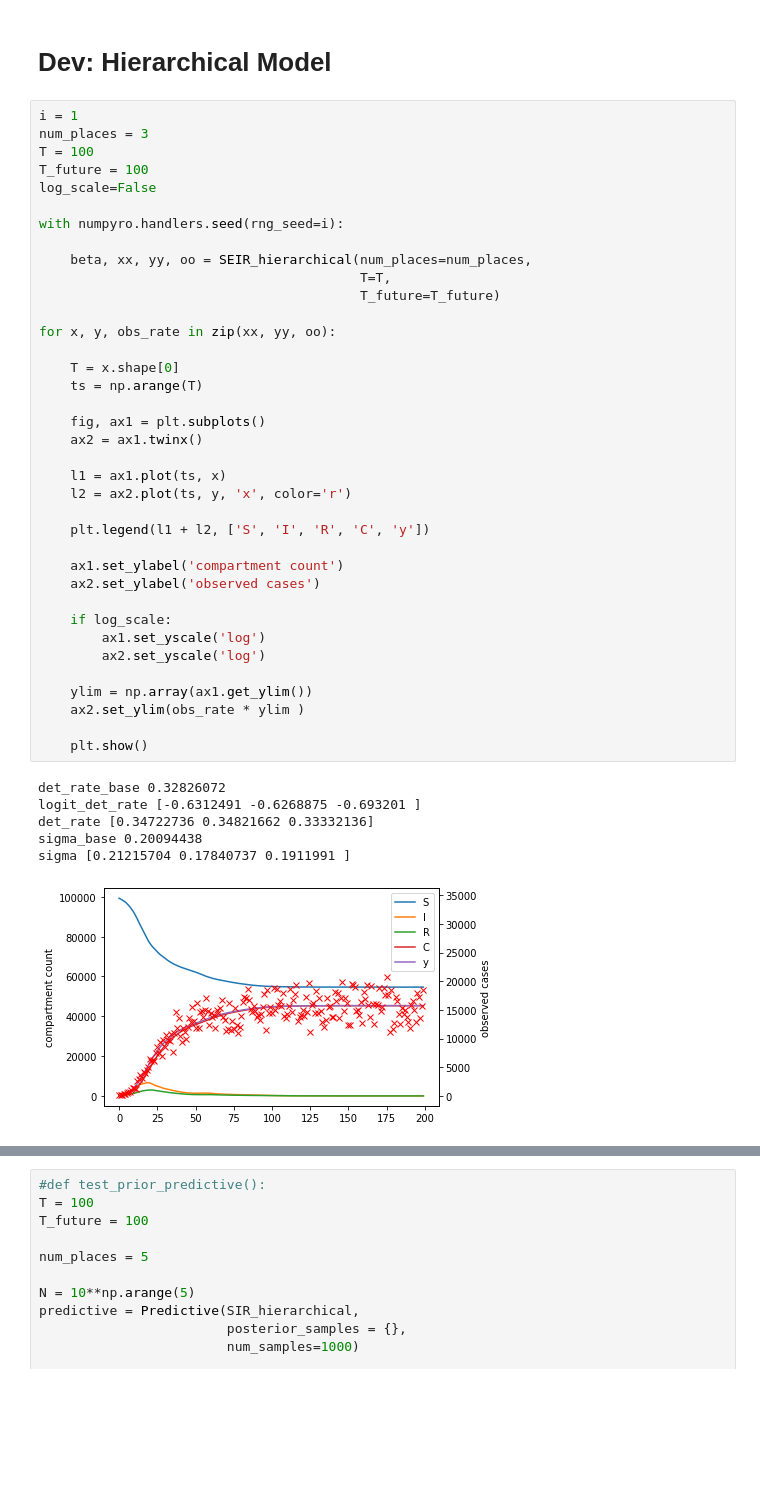
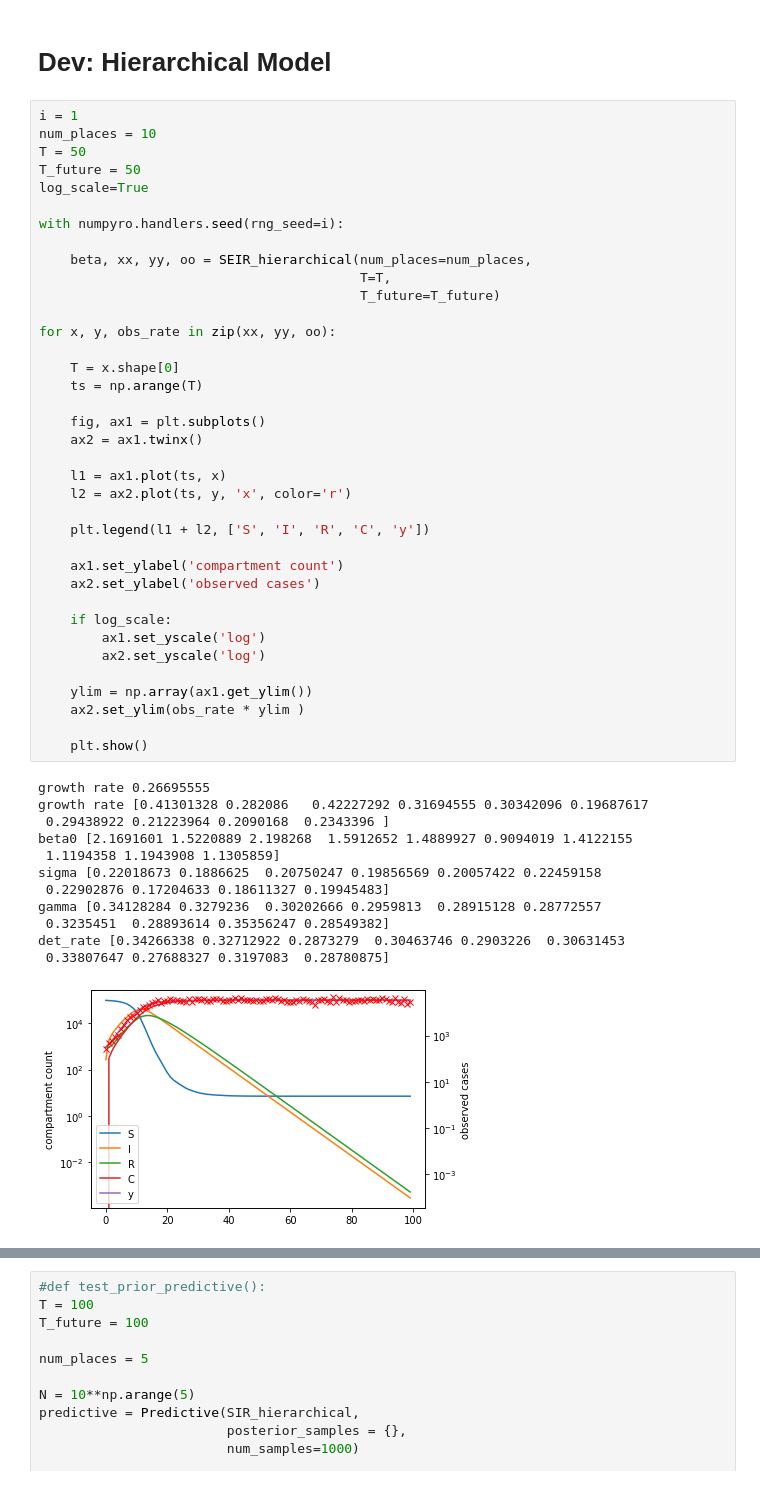
Before and after one commit to dsheldon/covid, a Jupyter notebook: SIR_dev.ipynb, the cells around one changed output, grey strips where cells are left out. Saved outputs shown, nothing was run; the diff lists cells and outputs as text; blank space fills up the shorter version.

```diff
--- a/SIR_dev.ipynb
+++ b/SIR_dev.ipynb
@@ -18,45 +18,51 @@ import util
 # Dev: Hierarchical Model
 # %%
 i = 1
-num_places = 3
-T = 100
-T_future = 100
-log_scale=False
+num_places = 10
+T = 50
+T_future = 50
+log_scale=True
 
 with numpyro.handlers.seed(rng_seed=i):
 
     beta, xx, yy, oo = SEIR_hierarchical(num_places=num_places,
                                          T=T,
                                          T_future=T_future)
 
 for x, y, obs_rate in zip(xx, yy, oo):
 
     T = x.shape[0]
     ts = np.arange(T)
 
     fig, ax1 = plt.subplots()
     ax2 = ax1.twinx()
 
     l1 = ax1.plot(ts, x)
     l2 = ax2.plot(ts, y, 'x', color='r')
 
     plt.legend(l1 + l2, ['S', 'I', 'R', 'C', 'y'])
 
     ax1.set_ylabel('compartment count')
     ax2.set_ylabel('observed cases')
 
     if log_scale:
         ax1.set_yscale('log')
         ax2.set_yscale('log')
 
     ylim = np.array(ax1.get_ylim())
     ax2.set_ylim(obs_rate * ylim )
 
     plt.show()
 # %% [output]
-det_rate_base 0.32826072
-logit_det_rate [-0.6312491 -0.6268875 -0.693201 ]
-det_rate [0.34722736 0.34821662 0.33332136]
-sigma_base 0.20094438
-sigma [0.21215704 0.17840737 0.1911991 ]
+growth rate 0.26695555
+growth rate [0.41301328 0.282086   0.42227292 0.31694555 0.30342096 0.19687617
+ 0.29438922 0.21223964 0.2090168  0.2343396 ]
+beta0 [2.1691601 1.5220889 2.198268  1.5912652 1.4889927 0.9094019 1.4122155
+ 1.1194358 1.1943908 1.1305859]
+sigma [0.22018673 0.1886625  0.20750247 0.19856569 0.20057422 0.22459158
+ 0.22902876 0.17204633 0.18611327 0.19945483]
+gamma [0.34128284 0.3279236  0.30202666 0.2959813  0.28915128 0.28772557
+ 0.3235451  0.28893614 0.35356247 0.28549382]
+det_rate [0.34266338 0.32712922 0.2873279  0.30463746 0.2903226  0.30631453
+ 0.33807647 0.27688327 0.3197083  0.28780875]
-[figure, old version]
+[figure, new version]
```
Also changed, not shown: parts of 4 cells of this notebook, 1 other file.
